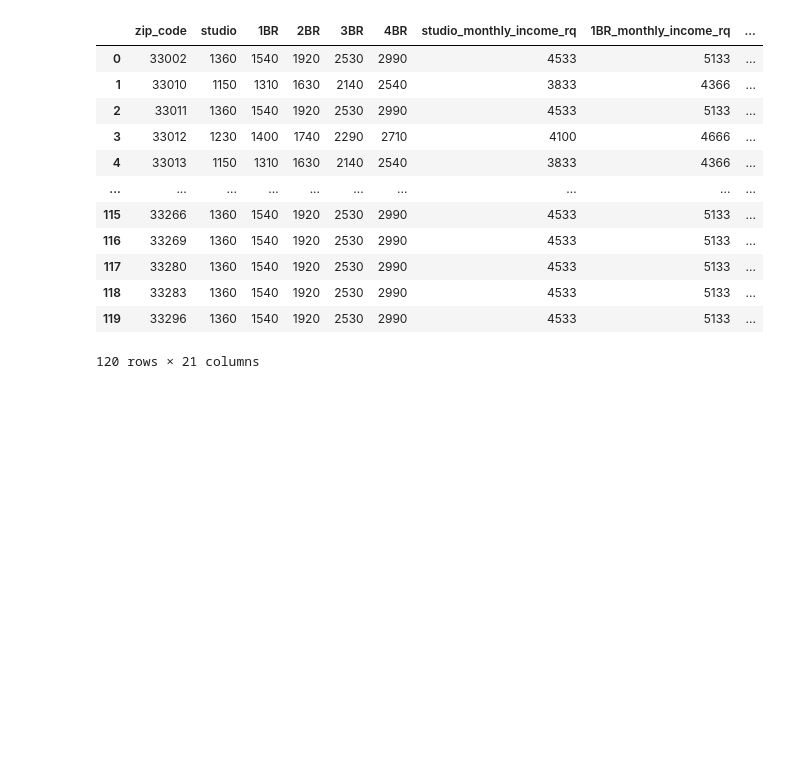
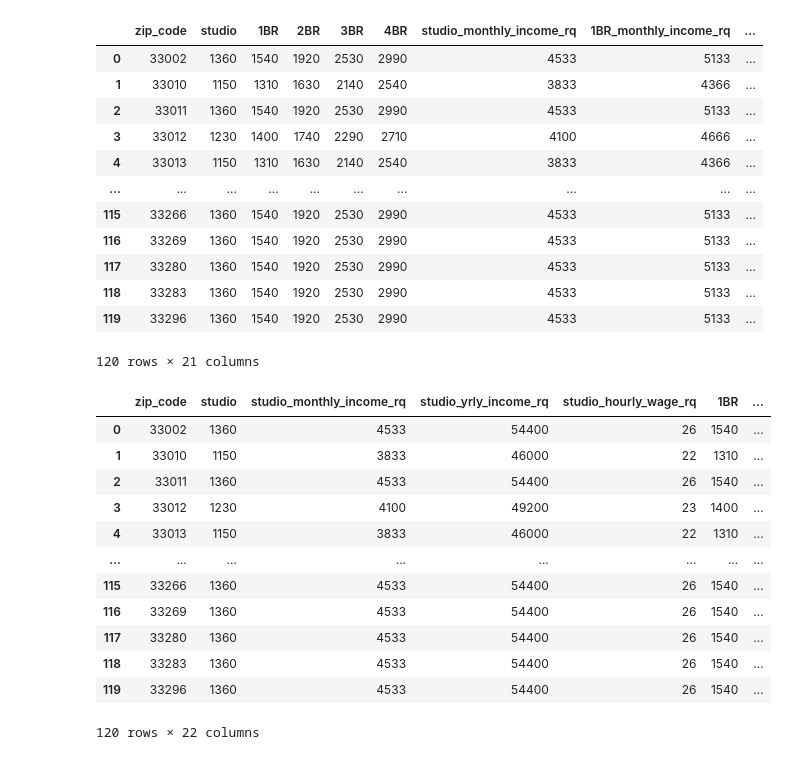
Before and after one commit to mwilfer8888/housing-affordability-miami-artists, a Jupyter notebook: notebooks/county_fmr.ipynb, the cells around one changed output. Saved outputs shown, nothing was run; the diff lists cells and outputs as text; code cells hidden in the pictures; blank space fills up the shorter version.

```diff
--- a/notebooks/county_fmr.ipynb
+++ b/notebooks/county_fmr.ipynb
@@ -102,6 +102,24 @@ miami_fmr_df = miami_fmr_df[['zip_code', 'studio', 'studio_monthly_income_rq', '
                              '2BR', '2BR_monthly_income_rq', '2BR_yrly_income_rq', '2BR_hourly_wage_rq',
                              '3BR', '3BR_monthly_income_rq', '3BR_yrly_income_rq', '3BR_hourly_wage_rq',
                              '4BR', '4BR_monthly_income_rq', '4BR_yrly_income_rq', '4BR_hourly_wage_rq']]
+
+miami_fmr_df['common_key'] = 0
+# %%
+miami_fmr_df
+# %% [output]
+|  | zip_code | studio | studio_monthly_income_rq | studio_yrly_income_rq | studio_hourly_wage_rq | 1BR | ... |
+| 0 | 33002 | 1360 | 4533 | 54400 | 26 | 1540 | ... |
+| 1 | 33010 | 1150 | 3833 | 46000 | 22 | 1310 | ... |
+| 2 | 33011 | 1360 | 4533 | 54400 | 26 | 1540 | ... |
+| 3 | 33012 | 1230 | 4100 | 49200 | 23 | 1400 | ... |
+| 4 | 33013 | 1150 | 3833 | 46000 | 22 | 1310 | ... |
+| ... | ... | ... | ... | ... | ... | ... | ... |
+| 115 | 33266 | 1360 | 4533 | 54400 | 26 | 1540 | ... |
+| 116 | 33269 | 1360 | 4533 | 54400 | 26 | 1540 | ... |
+| 117 | 33280 | 1360 | 4533 | 54400 | 26 | 1540 | ... |
+| 118 | 33283 | 1360 | 4533 | 54400 | 26 | 1540 | ... |
+| 119 | 33296 | 1360 | 4533 | 54400 | 26 | 1540 | ... |
+120 rows × 22 columns
 # %%
 #saving as its own dataframe
 miami_fmr_df.to_csv('miami_fmr_df_with_calculations.csv', index=False)
```
Also changed, not shown: 14 other files.
